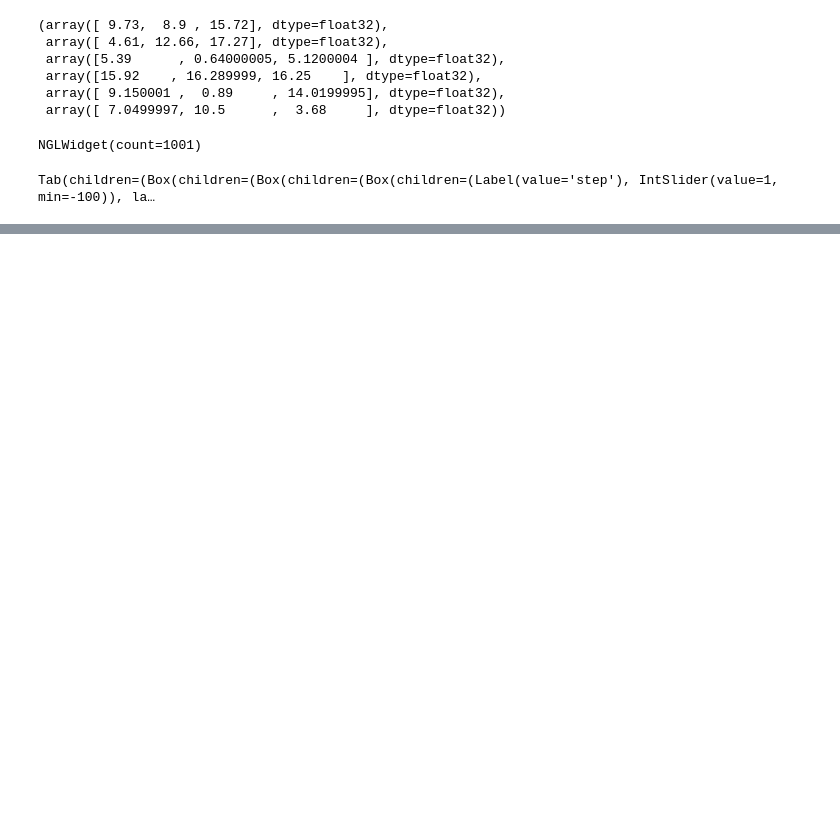
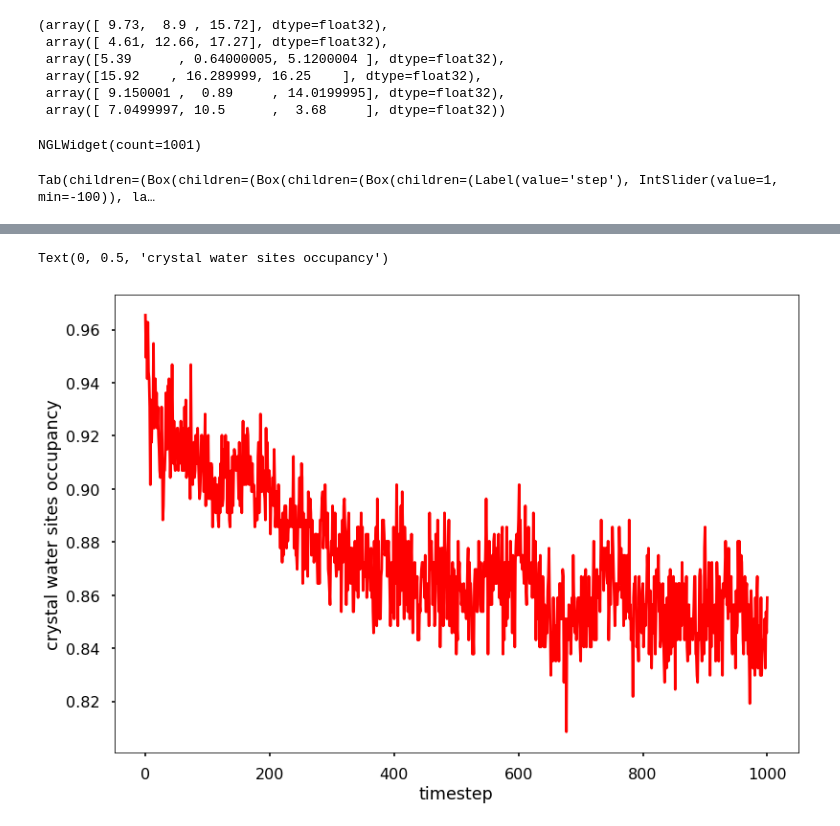
Before and after one commit to klyshko/EFX-project, a Jupyter notebook: crystal_water.ipynb, the cells around one changed output, grey strips where cells are left out. Cells and saved outputs as stored; diff of their text form; code cells hidden in the pictures; blank space fills up the shorter version.

```diff
--- a/crystal_water.ipynb
+++ b/crystal_water.ipynb
@@ -184,7 +207,14 @@ plt.show()
 # %%
 av_percent = np.sum(occupancy < cutoff, axis = 0) / 1001.
 # %%
-percent = np.sum(occupancy < cutoff, axis = 1) / 370.
+percent = np.sum(occupancy < cutoff, axis = 1) / 376.
+# %%
+plt.plot(percent, 'r-')
+plt.xlabel('timestep')
+plt.ylabel('crystal water sites occupancy')
+# %% [output]
+Text(0, 0.5, 'crystal water sites occupancy')
+[figure, added]
 # %%
 plt.plot(percent, 'g-')
 plt.xlabel('timestep')
```
Also changed, not shown: parts of 25 cells of this notebook.
